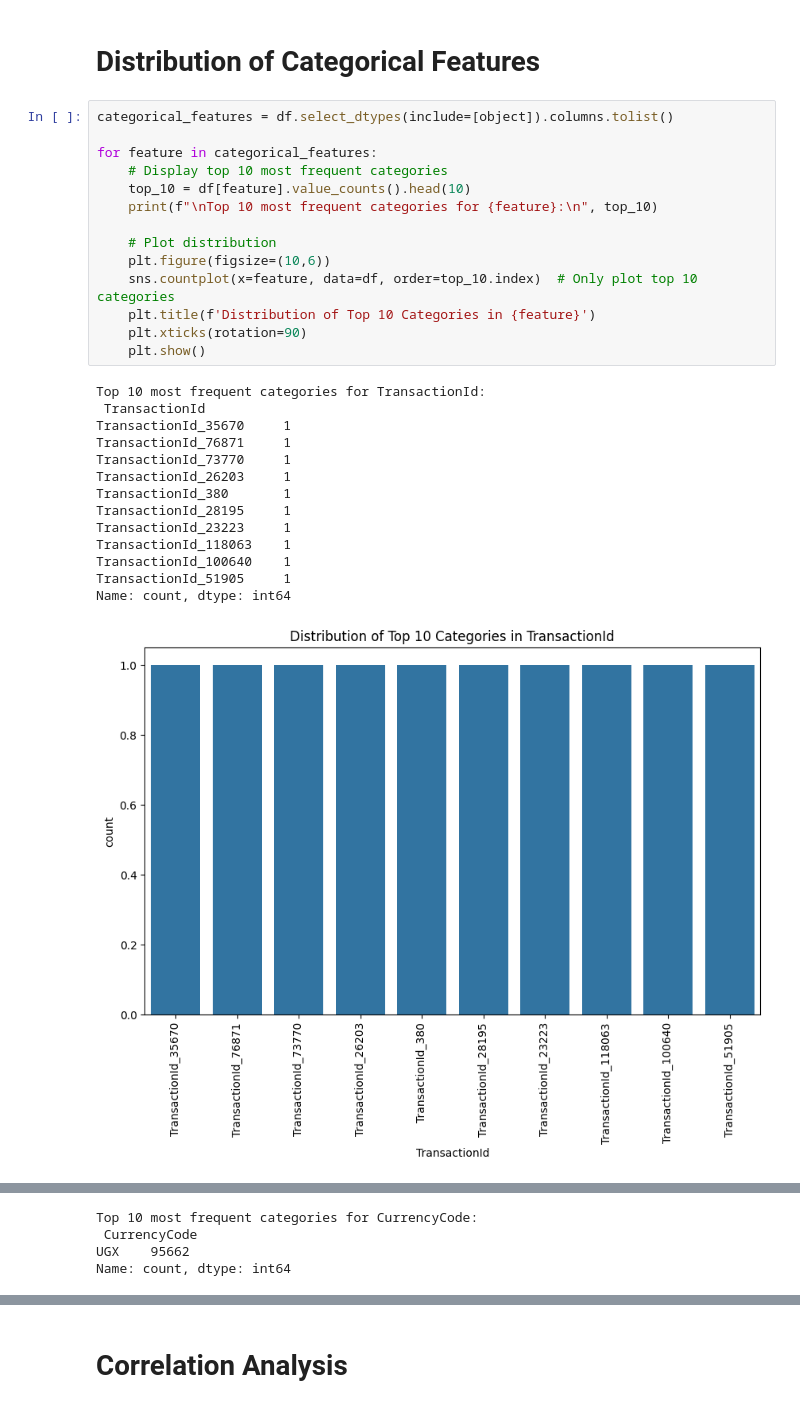
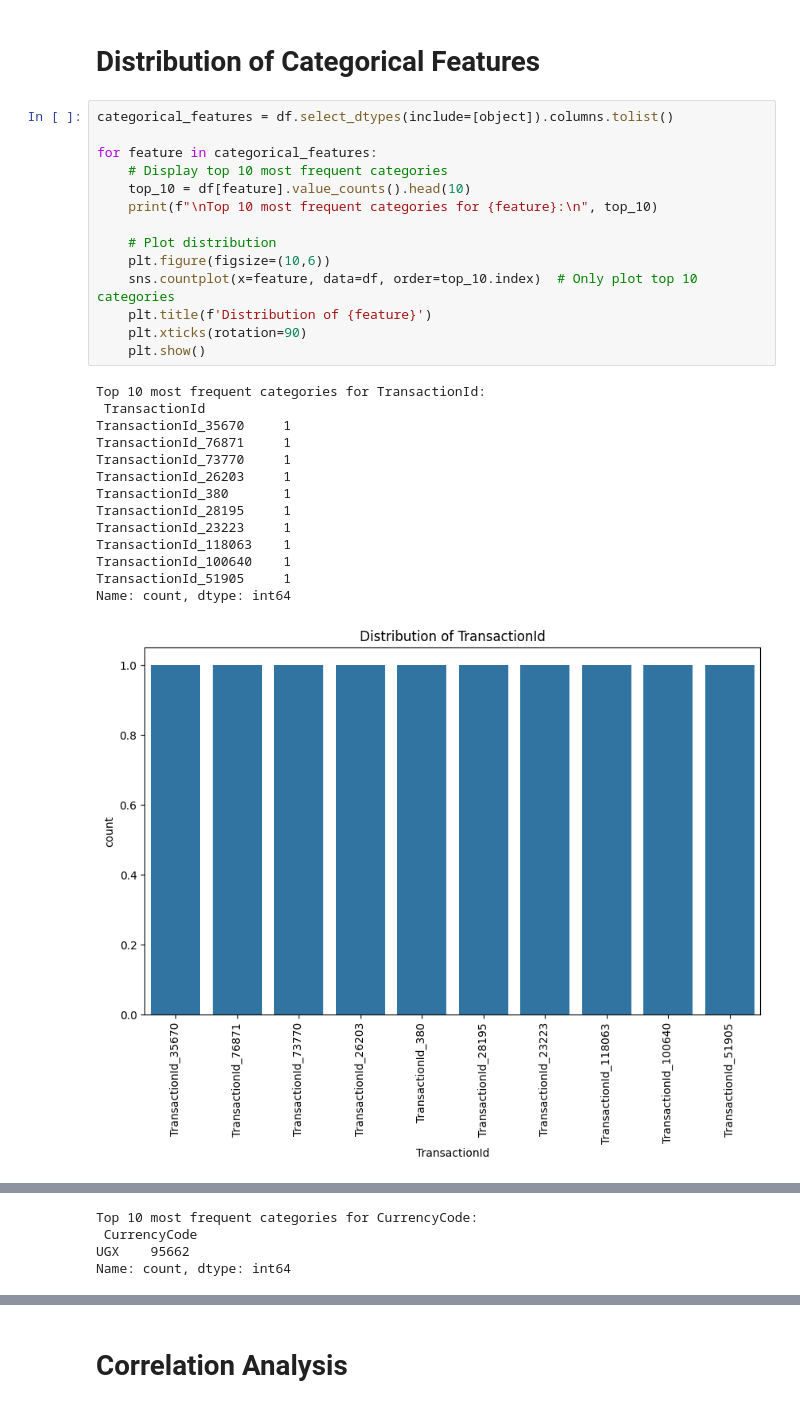
Before and after one commit to habteyesasfaw/Bati-Bank-Credit-Scoring, a Jupyter notebook: notebooks/EDA.ipynb, the cells around one changed output, grey strips where cells are left out. Drawn from its saved outputs; the diff is of its cells as text.

```diff
--- a/notebooks/EDA.ipynb
+++ b/notebooks/EDA.ipynb
@@ -68,32 +68,32 @@ for feature in numerical_features:
 # %%
 categorical_features = df.select_dtypes(include=[object]).columns.tolist()
 
 for feature in categorical_features:
     # Display top 10 most frequent categories
     top_10 = df[feature].value_counts().head(10)
     print(f"\nTop 10 most frequent categories for {feature}:\n", top_10)
 
     # Plot distribution
     plt.figure(figsize=(10,6))
     sns.countplot(x=feature, data=df, order=top_10.index)  # Only plot top 10 categories
-    plt.title(f'Distribution of Top 10 Categories in {feature}')
+    plt.title(f'Distribution of {feature}')
     plt.xticks(rotation=90)
     plt.show()
 # %% [output]
 Top 10 most frequent categories for TransactionId:
  TransactionId
 TransactionId_35670     1
 TransactionId_76871     1
 TransactionId_73770     1
 TransactionId_26203     1
 TransactionId_380       1
 TransactionId_28195     1
 TransactionId_23223     1
 TransactionId_118063    1
 TransactionId_100640    1
 TransactionId_51905     1
 Name: count, dtype: int64
-[figure, old version]
+[figure, new version]
 Top 10 most frequent categories for BatchId:
  BatchId
 BatchId_67019     28
```
Also changed, not shown: parts of 2 cells of this notebook, 1 other file.
